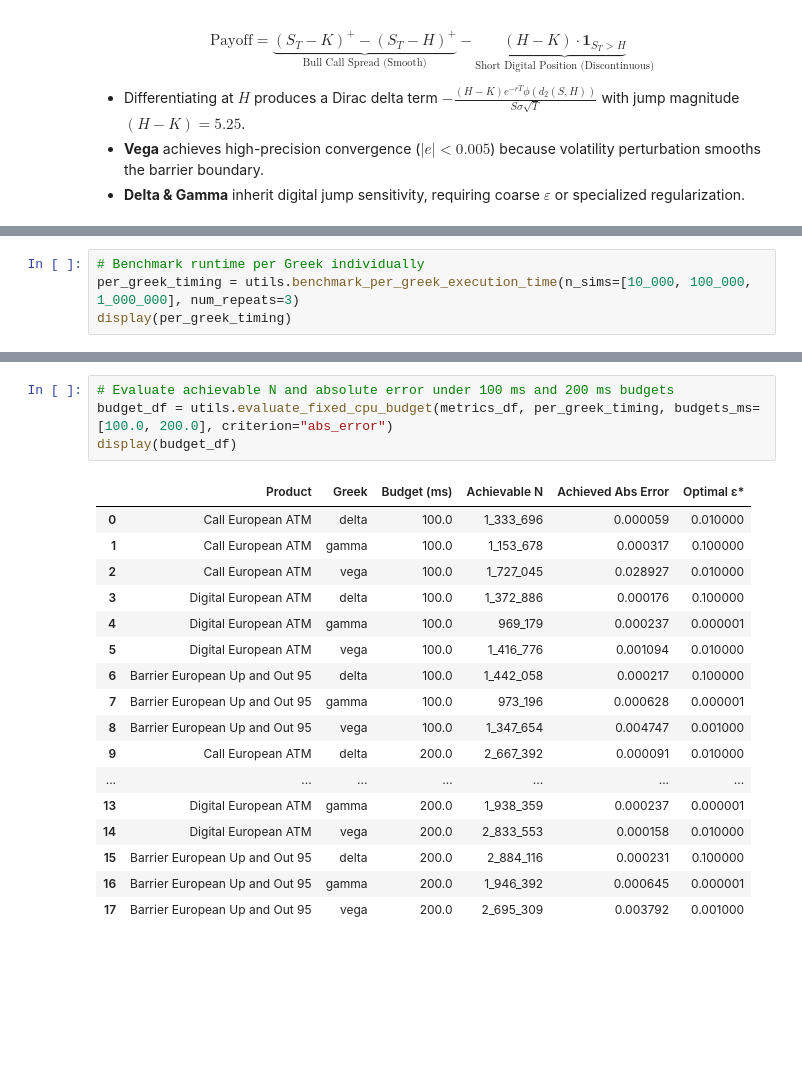
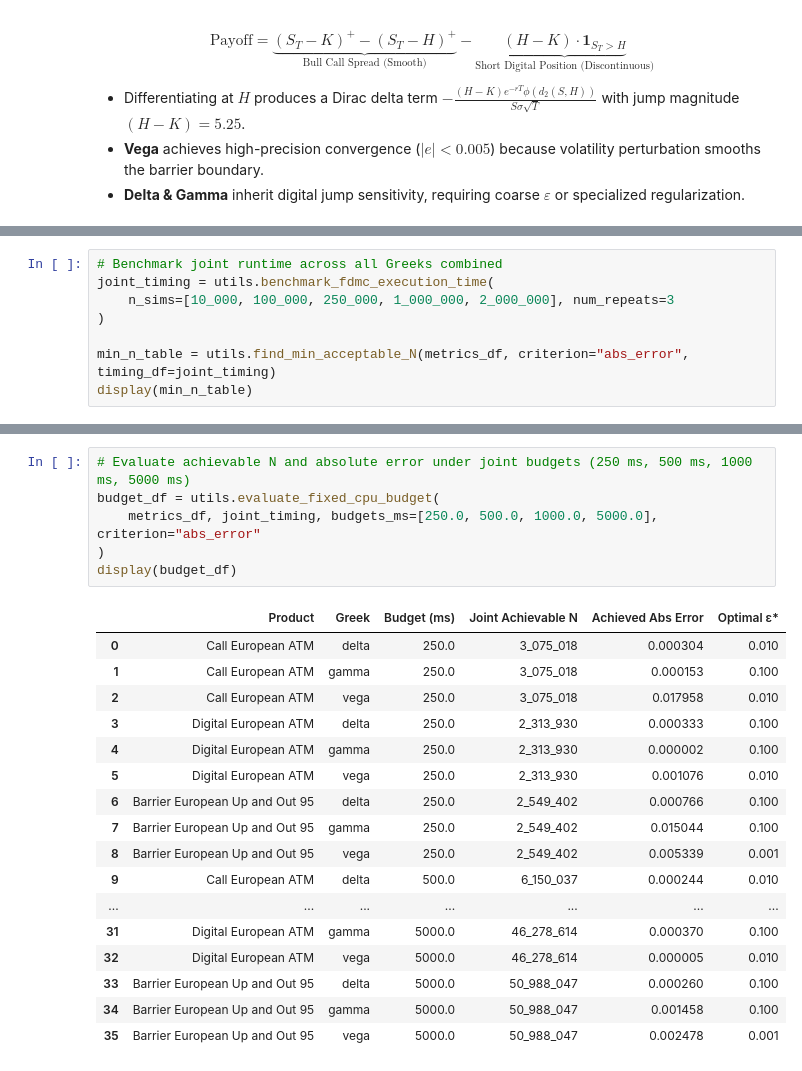
Before and after one commit to NicolasBermell/Greeks, a Jupyter notebook: analysis_FDMC.ipynb, the cells around one changed output, grey strips where cells are left out. Drawn from its saved outputs; the diff is of its cells as text; blank space fills up the shorter version.

```diff
--- a/analysis_FDMC.ipynb
+++ b/analysis_FDMC.ipynb
@@ -200,5 +201,9 @@ Here, we measure:
 # %%
-# Benchmark runtime per Greek individually
-per_greek_timing = utils.benchmark_per_greek_execution_time(n_sims=[10_000, 100_000, 1_000_000], num_repeats=3)
-display(per_greek_timing)
+# Benchmark joint runtime across all Greeks combined
+joint_timing = utils.benchmark_fdmc_execution_time(
+    n_sims=[10_000, 100_000, 250_000, 1_000_000, 2_000_000], num_repeats=3
+)
+
+min_n_table = utils.find_min_acceptable_N(metrics_df, criterion="abs_error", timing_df=joint_timing)
+display(min_n_table)
 # %% [output]
@@ -222,25 +254,27 @@ display(per_greek_timing)
 # %%
-# Evaluate achievable N and absolute error under 100 ms and 200 ms budgets
-budget_df = utils.evaluate_fixed_cpu_budget(metrics_df, per_greek_timing, budgets_ms=[100.0, 200.0], criterion="abs_error")
+# Evaluate achievable N and absolute error under joint budgets (250 ms, 500 ms, 1000 ms, 5000 ms)
+budget_df = utils.evaluate_fixed_cpu_budget(
+    metrics_df, joint_timing, budgets_ms=[250.0, 500.0, 1000.0, 5000.0], criterion="abs_error"
+)
 display(budget_df)
 # %% [output]
-|  | Product | Greek | Budget (ms) | Achievable N | Achieved Abs Error | Optimal ε* |
-| 0 | Call European ATM | delta | 100.0 | 1_333_696 | 0.000059 | 0.010000 |
-| 1 | Call European ATM | gamma | 100.0 | 1_153_678 | 0.000317 | 0.100000 |
-| 2 | Call European ATM | vega | 100.0 | 1_727_045 | 0.028927 | 0.010000 |
-| 3 | Digital European ATM | delta | 100.0 | 1_372_886 | 0.000176 | 0.100000 |
-| 4 | Digital European ATM | gamma | 100.0 | 969_179 | 0.000237 | 0.000001 |
-| 5 | Digital European ATM | vega | 100.0 | 1_416_776 | 0.001094 | 0.010000 |
-| 6 | Barrier European Up and Out 95 | delta | 100.0 | 1_442_058 | 0.000217 | 0.100000 |
-| 7 | Barrier European Up and Out 95 | gamma | 100.0 | 973_196 | 0.000628 | 0.000001 |
-| 8 | Barrier European Up and Out 95 | vega | 100.0 | 1_347_654 | 0.004747 | 0.001000 |
-| 9 | Call European ATM | delta | 200.0 | 2_667_392 | 0.000091 | 0.010000 |
+|  | Product | Greek | Budget (ms) | Joint Achievable N | Achieved Abs Error | Optimal ε* |
+| 0 | Call European ATM | delta | 250.0 | 3_075_018 | 0.000304 | 0.010 |
+| 1 | Call European ATM | gamma | 250.0 | 3_075_018 | 0.000153 | 0.100 |
+| 2 | Call European ATM | vega | 250.0 | 3_075_018 | 0.017958 | 0.010 |
+| 3 | Digital European ATM | delta | 250.0 | 2_313_930 | 0.000333 | 0.100 |
+| 4 | Digital European ATM | gamma | 250.0 | 2_313_930 | 0.000002 | 0.100 |
+| 5 | Digital European ATM | vega | 250.0 | 2_313_930 | 0.001076 | 0.010 |
+| 6 | Barrier European Up and Out 95 | delta | 250.0 | 2_549_402 | 0.000766 | 0.100 |
+| 7 | Barrier European Up and Out 95 | gamma | 250.0 | 2_549_402 | 0.015044 | 0.100 |
+| 8 | Barrier European Up and Out 95 | vega | 250.0 | 2_549_402 | 0.005339 | 0.001 |
+| 9 | Call European ATM | delta | 500.0 | 6_150_037 | 0.000244 | 0.010 |
 | ... | ... | ... | ... | ... | ... | ... |
-| 13 | Digital European ATM | gamma | 200.0 | 1_938_359 | 0.000237 | 0.000001 |
-| 14 | Digital European ATM | vega | 200.0 | 2_833_553 | 0.000158 | 0.010000 |
-| 15 | Barrier European Up and Out 95 | delta | 200.0 | 2_884_116 | 0.000231 | 0.100000 |
-| 16 | Barrier European Up and Out 95 | gamma | 200.0 | 1_946_392 | 0.000645 | 0.000001 |
-| 17 | Barrier European Up and Out 95 | vega | 200.0 | 2_695_309 | 0.003792 | 0.001000 |
+| 31 | Digital European ATM | gamma | 5000.0 | 46_278_614 | 0.000370 | 0.100 |
+| 32 | Digital European ATM | vega | 5000.0 | 46_278_614 | 0.000005 | 0.010 |
+| 33 | Barrier European Up and Out 95 | delta | 5000.0 | 50_988_047 | 0.000260 | 0.100 |
+| 34 | Barrier European Up and Out 95 | gamma | 5000.0 | 50_988_047 | 0.001458 | 0.100 |
+| 35 | Barrier European Up and Out 95 | vega | 5000.0 | 50_988_047 | 0.002478 | 0.001 |
 # %%
 fig_budget_bars = utils.plot_budget_accuracy_bars(budget_df, "Call European ATM")
 plt.show()
```
Also changed, not shown: parts of 19 cells of this notebook, 7 other files.
